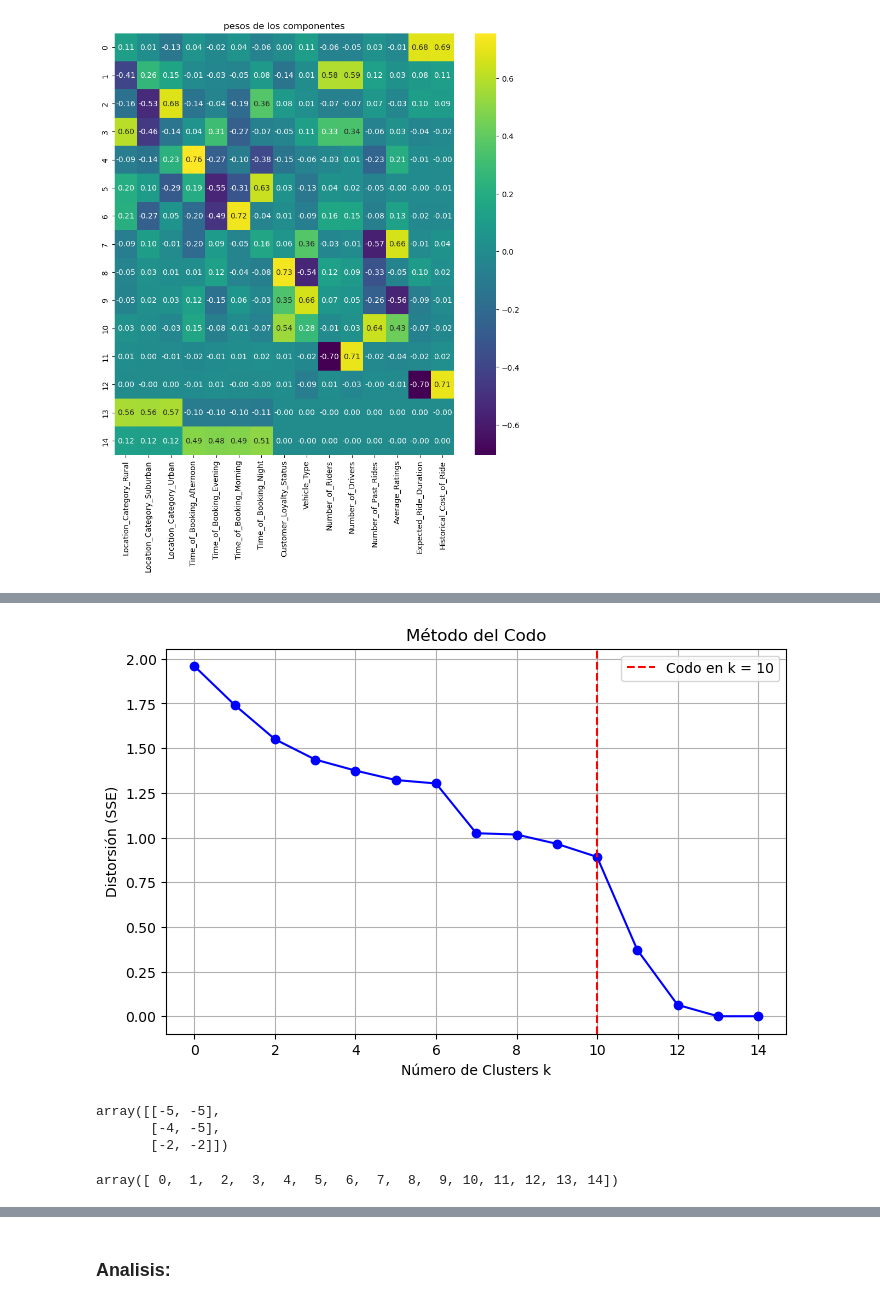
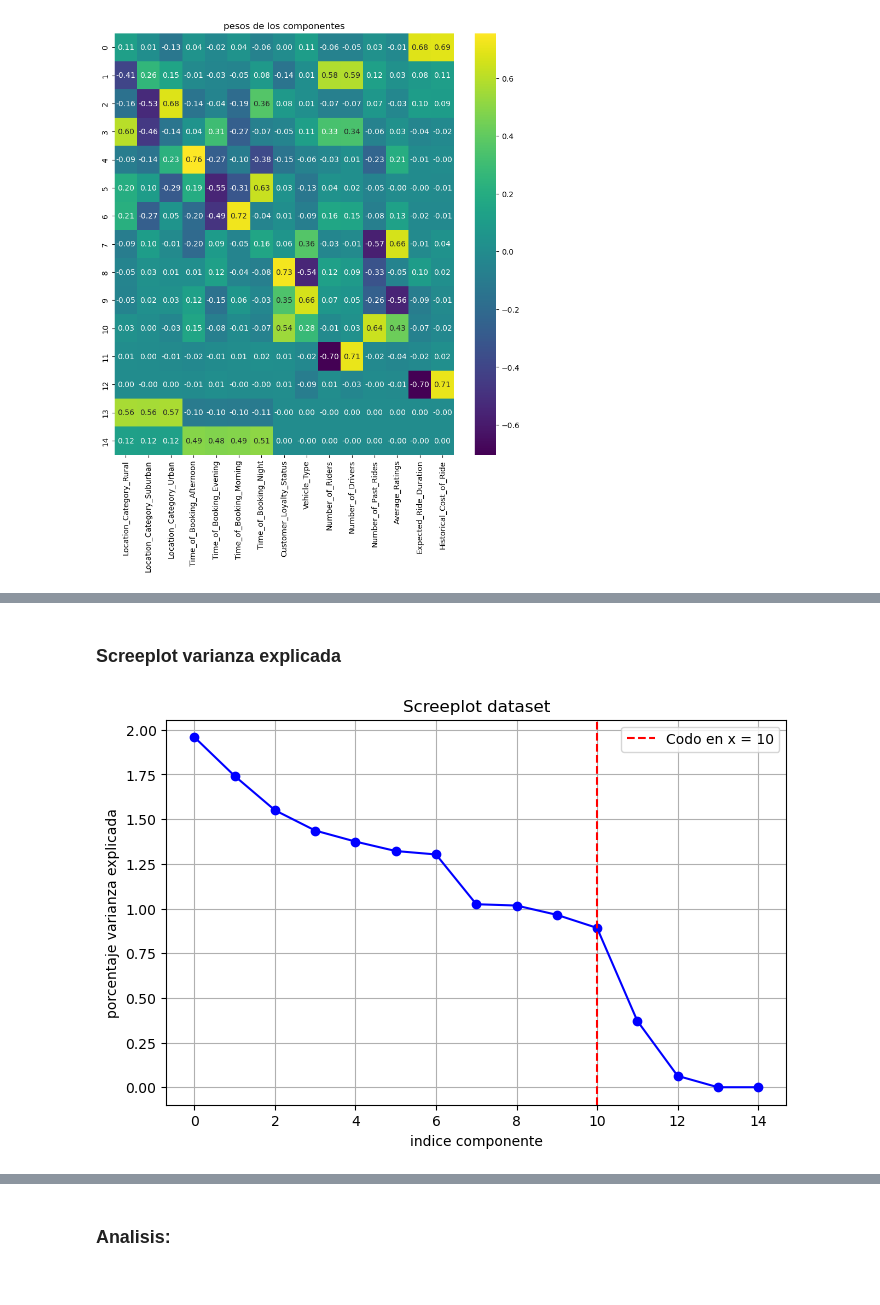
Before and after one commit to josejjgs1923/proyecto-analisis-calidad-aire-bogota, a Jupyter notebook: Tarea3_Juan_Jose_Garcia_G7.ipynb, the cells around one changed output, grey strips where cells are left out. Saved outputs shown, nothing was run; the diff lists cells and outputs as text; code cells hidden in the pictures.

Commit message:
Completar ejercio del analisis de componentes principales.

```diff
--- a/Tarea3_Juan_Jose_Garcia_G7.ipynb
+++ b/Tarea3_Juan_Jose_Garcia_G7.ipynb
@@ -386,7 +218,3 @@ proceso_pca = Pipeline([
     ("preparacion", prep),
     ("PCA", PCA())
     ])
-# %%
-prep.fit(df_modelos)
-
-estandarizado = prep.transform(df_modelos)
@@ -439,22 +297,10 @@ sns.barplot(modelo_pca.explained_variance_ratio_)
+# %% [markdown]
+### Screeplot varianza explicada
 # %%
 indices_comp = np.arange(15)
 
 codo = punto_codo(indices_comp, modelo_pca.explained_variance_)
 
-grafico_codo(indices_comp, modelo_pca.explained_variance_, punto_codo=codo)
+grafico_codo(indices_comp, modelo_pca.explained_variance_, ("Screeplot dataset", "indice componente", "porcentaje varianza explicada"),  punto_codo=codo)
 # %% [output]
-[figure, old version]
+[figure, new version]
-# %%
-val1 = np.array([[1,2],[2,2],[4,5]])
-
-val2 = np.array([6,7])
-
-val1 - val2
-# %% [output]
-array([[-5, -5],
-       [-4, -5],
-       [-2, -2]])
-# %%
-np.arange(15)
-# %% [output]
-array([ 0,  1,  2,  3,  4,  5,  6,  7,  8,  9, 10, 11, 12, 13, 14])
```
Also changed, not shown: parts of 31 cells of this notebook.
